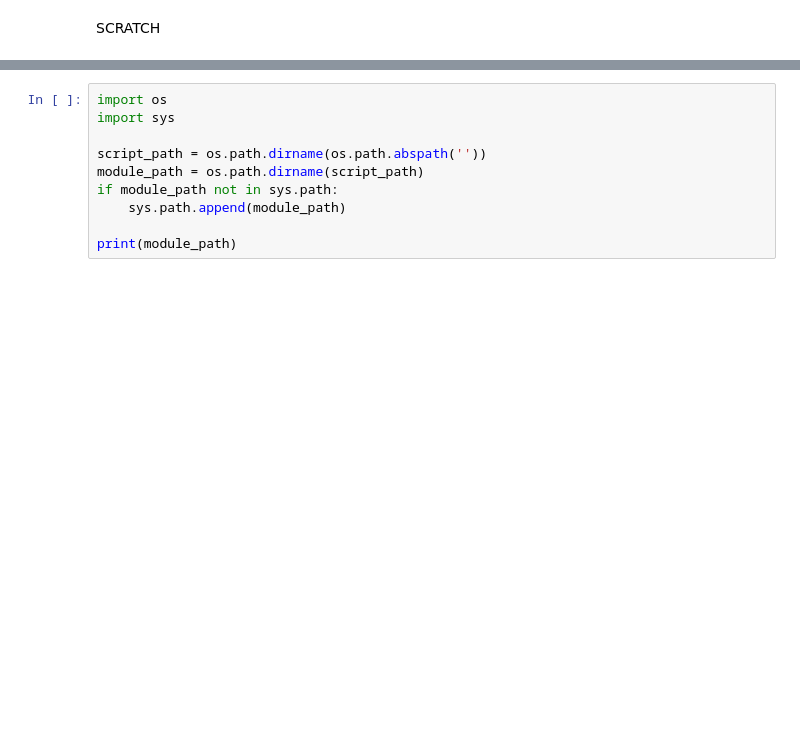
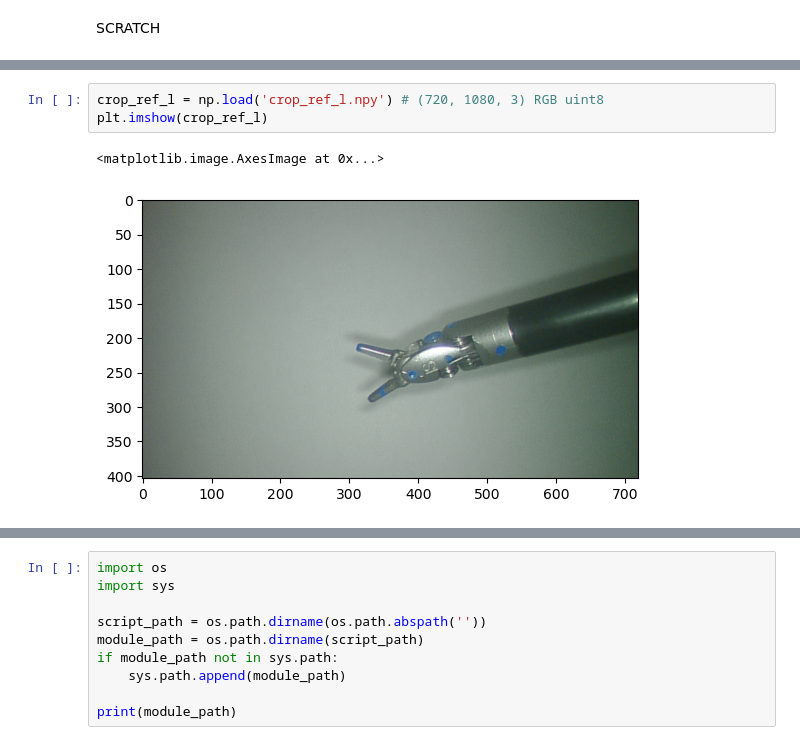
Before and after one commit to ucsdarclab/surgical_tool_tracking, a Jupyter notebook: kornia_dev/scratch.ipynb, the cells around one changed output, grey strips where cells are left out. Saved outputs shown, nothing was run; the diff lists cells and outputs as text; blank space fills up the shorter version.

```diff
--- a/kornia_dev/scratch.ipynb
+++ b/kornia_dev/scratch.ipynb
@@ -2026,0 +2123,6 @@ SCRATCH
+# %%
+crop_ref_l = np.load('crop_ref_l.npy') # (720, 1080, 3) RGB uint8
+plt.imshow(crop_ref_l)
+# %% [output]
+<matplotlib.image.AxesImage at 0x...>
+[figure, added]
```
Also changed, not shown: parts of 4 cells of this notebook.
